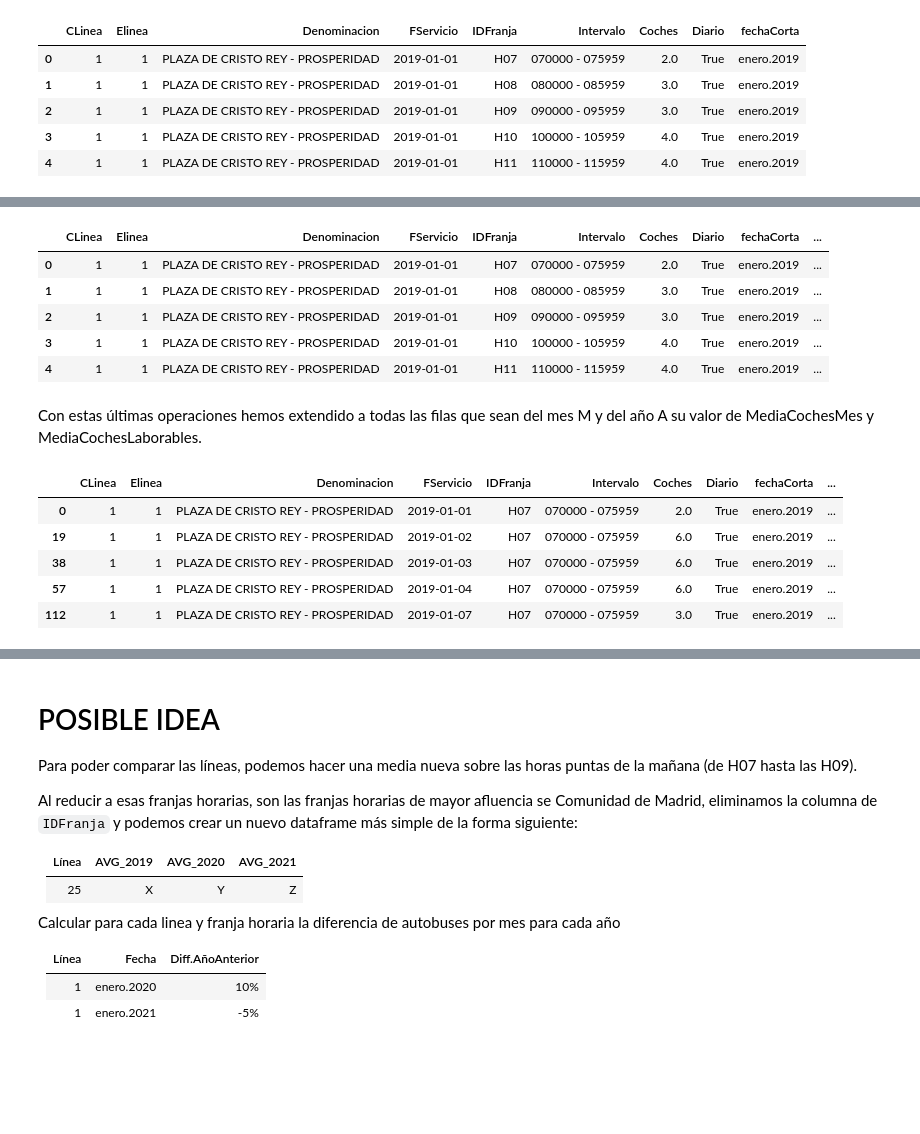
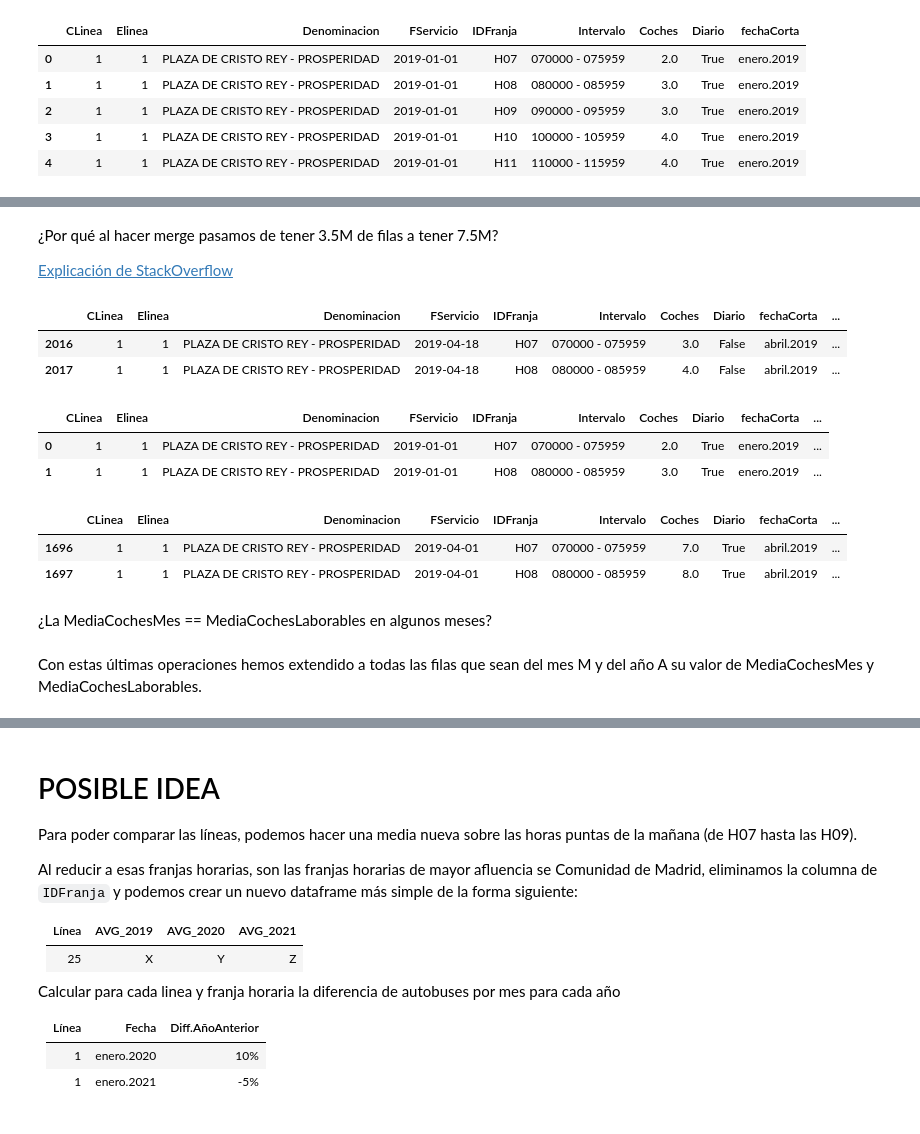
Before and after one commit to nacholopex/emt_madrid, a Jupyter notebook: 2022_emt_evolucion.ipynb, the cells around one changed output, grey strips where cells are left out. Drawn from its saved outputs; the diff is of its cells as text; code cells hidden in the pictures; blank space fills up the shorter version.

```diff
--- a/2022_emt_evolucion.ipynb
+++ b/2022_emt_evolucion.ipynb
@@ -81,0 +71,8 @@ oferta['MediaCochesMes'] = oferta.groupby(by=['CLinea', 'fechaCorta', 'IDFranja'
+# %%
+calendar_dates = pd.read_csv('datos/GFTS/gfts_calendar_dates.csv')
+calendar_dates['date_formated'] = pd.to_datetime(calendar_dates['date_formated'])
+calendar_festivo = calendar_dates.loc[calendar_dates['exception_type']==1,['exception_type','date_formated']]
+# %% [markdown]
+¿Por qué al hacer merge pasamos de tener 3.5M de filas a tener 7.5M?
+
+[Explicación de StackOverflow](https://stackoverflow.com/a/39019766)
@@ -82,2 +93,9 @@ oferta['MediaCochesMes'] = oferta.groupby(by=['CLinea', 'fechaCorta', 'IDFranja'
+# %%
+# Comprobamos que la primera fecha del calendario pone Diario a False
+oferta[oferta['FServicio']==calendar_festivo.iloc[0,1]].head(2)
+# %% [output]
+|  | CLinea | Elinea | Denominacion | FServicio | IDFranja | Intervalo | Coches | Diario | fechaCorta | ... |
+| 2016 | 1 | 1 | PLAZA DE CRISTO REY - PROSPERIDAD | 2019-04-18 | H07 | 070000 - 075959 | 3.0 | False | abril.2019 | ... |
+| 2017 | 1 | 1 | PLAZA DE CRISTO REY - PROSPERIDAD | 2019-04-18 | H08 | 080000 - 085959 | 4.0 | False | abril.2019 | ... |
 # %%
 # Nuevo dataframe con sólo los días que sean lunes a viernes
@@ -86,27 +106,17 @@ entresemana['MediaCochesLaborables'] = entresemana.groupby(by=['CLinea', 'fechaC
-# %%
-oferta_mes = entresemana.drop_duplicates(['CLinea','fechaCorta','IDFranja']).reset_index(drop=True)
-oferta_mes.head()
-# %% [output]
-|  | CLinea | Elinea | Denominacion | FServicio | IDFranja | Intervalo | Coches | Diario | fechaCorta | ... |
-| 0 | 1 | 1 | PLAZA DE CRISTO REY - PROSPERIDAD | 2019-01-01 | H07 | 070000 - 075959 | 2.0 | True | enero.2019 | ... |
-| 1 | 1 | 1 | PLAZA DE CRISTO REY - PROSPERIDAD | 2019-01-01 | H08 | 080000 - 085959 | 3.0 | True | enero.2019 | ... |
-| 2 | 1 | 1 | PLAZA DE CRISTO REY - PROSPERIDAD | 2019-01-01 | H09 | 090000 - 095959 | 3.0 | True | enero.2019 | ... |
-| 3 | 1 | 1 | PLAZA DE CRISTO REY - PROSPERIDAD | 2019-01-01 | H10 | 100000 - 105959 | 4.0 | True | enero.2019 | ... |
-| 4 | 1 | 1 | PLAZA DE CRISTO REY - PROSPERIDAD | 2019-01-01 | H11 | 110000 - 115959 | 4.0 | True | enero.2019 | ... |
+# %%
+oferta.head(2)
+# %% [output]
+|  | CLinea | Elinea | Denominacion | FServicio | IDFranja | Intervalo | Coches | Diario | fechaCorta | ... |
+| 0 | 1 | 1 | PLAZA DE CRISTO REY - PROSPERIDAD | 2019-01-01 | H07 | 070000 - 075959 | 2.0 | True | enero.2019 | ... |
+| 1 | 1 | 1 | PLAZA DE CRISTO REY - PROSPERIDAD | 2019-01-01 | H08 | 080000 - 085959 | 3.0 | True | enero.2019 | ... |
+# %%
+oferta[oferta['MediaCochesMes'] != oferta['MediaCochesLaborables']].head(2)
+# %% [output]
+|  | CLinea | Elinea | Denominacion | FServicio | IDFranja | Intervalo | Coches | Diario | fechaCorta | ... |
+| 1696 | 1 | 1 | PLAZA DE CRISTO REY - PROSPERIDAD | 2019-04-01 | H07 | 070000 - 075959 | 7.0 | True | abril.2019 | ... |
+| 1697 | 1 | 1 | PLAZA DE CRISTO REY - PROSPERIDAD | 2019-04-01 | H08 | 080000 - 085959 | 8.0 | True | abril.2019 | ... |
+# %% [markdown]
+¿La MediaCochesMes == MediaCochesLaborables en algunos meses?
 # %% [markdown]
 Con estas últimas operaciones hemos extendido a todas las filas que sean del mes M y del año A su valor de MediaCochesMes y MediaCochesLaborables.
-# %%
-entresemana[\
-    (entresemana['IDFranja']=='H07')\
-    &(entresemana['CLinea']==1)\
-    &(entresemana['FServicio'].dt.year==2019)\
-    &(entresemana['FServicio'].dt.month==1)\
-    ].head()
-# %% [output]
-|  | CLinea | Elinea | Denominacion | FServicio | IDFranja | Intervalo | Coches | Diario | fechaCorta | ... |
-| 0 | 1 | 1 | PLAZA DE CRISTO REY - PROSPERIDAD | 2019-01-01 | H07 | 070000 - 075959 | 2.0 | True | enero.2019 | ... |
-| 19 | 1 | 1 | PLAZA DE CRISTO REY - PROSPERIDAD | 2019-01-02 | H07 | 070000 - 075959 | 6.0 | True | enero.2019 | ... |
-| 38 | 1 | 1 | PLAZA DE CRISTO REY - PROSPERIDAD | 2019-01-03 | H07 | 070000 - 075959 | 6.0 | True | enero.2019 | ... |
-| 57 | 1 | 1 | PLAZA DE CRISTO REY - PROSPERIDAD | 2019-01-04 | H07 | 070000 - 075959 | 6.0 | True | enero.2019 | ... |
-| 112 | 1 | 1 | PLAZA DE CRISTO REY - PROSPERIDAD | 2019-01-07 | H07 | 070000 - 075959 | 3.0 | True | enero.2019 | ... |
 # %%
```
Also changed, not shown: parts of 21 cells of this notebook, 2 other files.
